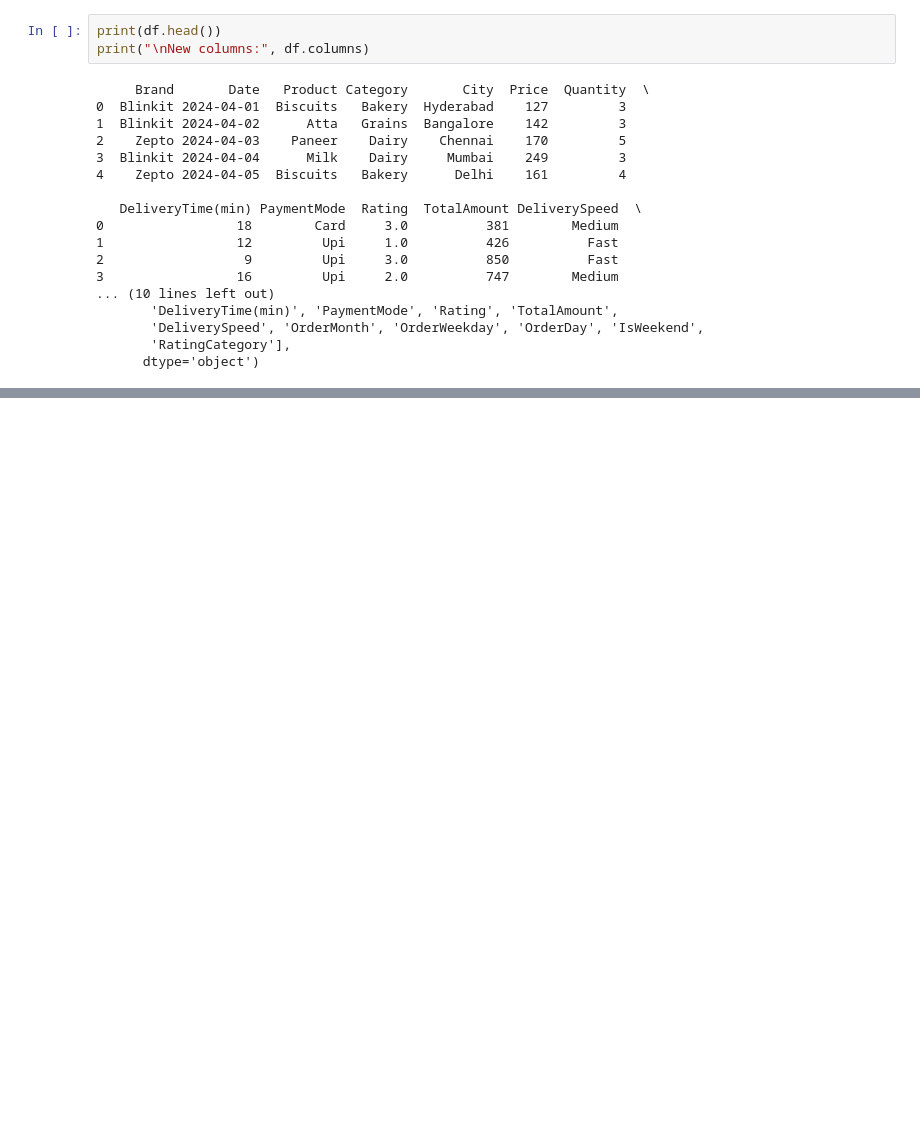
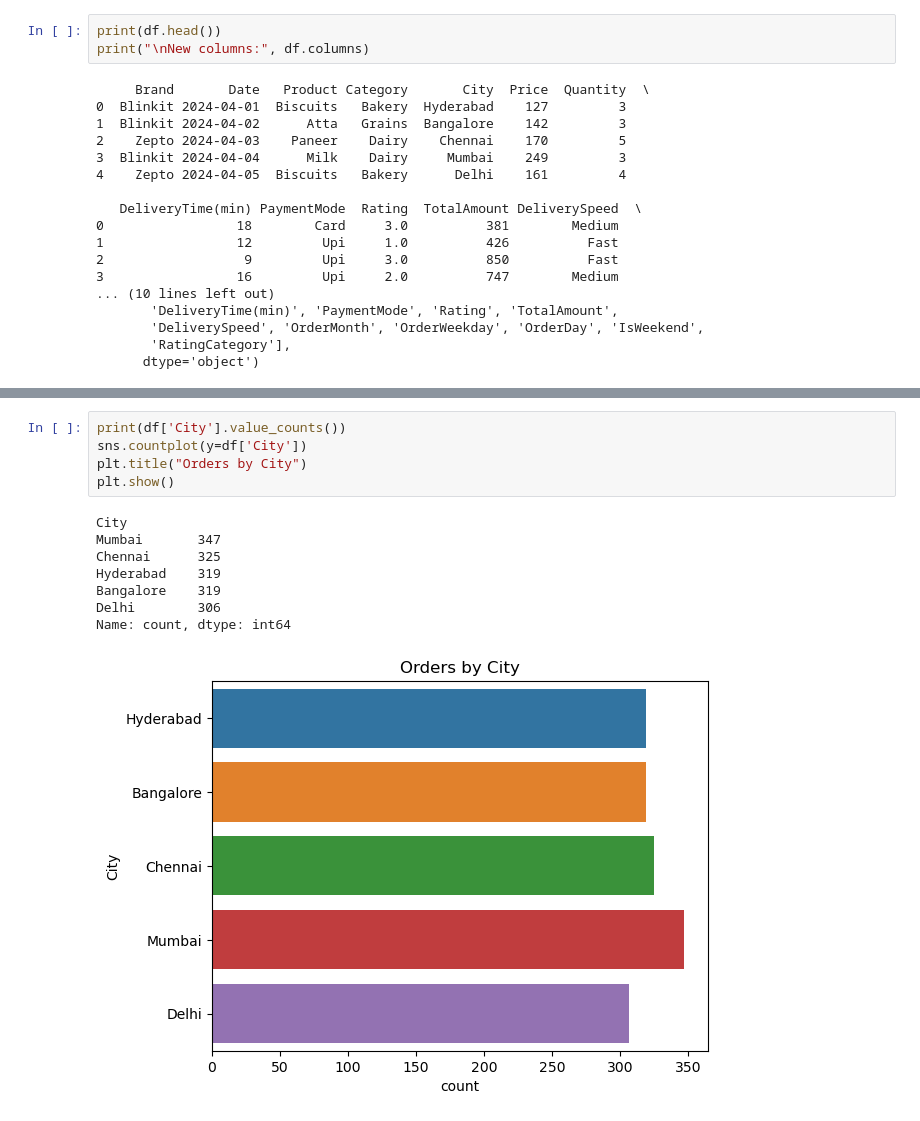
Before and after one commit to palak-verma-0309/Zepto_blinkit-data-analysis, a Jupyter notebook: analysis.ipynb, the cells around one changed output, grey strips where cells are left out. Drawn from its saved outputs; the diff is of its cells as text; blank space fills up the shorter version.

```diff
--- a/analysis.ipynb
+++ b/analysis.ipynb
@@ -125,0 +141,14 @@ print("\nNew columns:", df.columns)
+# %%
+print(df['City'].value_counts())
+sns.countplot(y=df['City'])
+plt.title("Orders by City")
+plt.show()
+# %% [output]
+City
+Mumbai       347
+Chennai      325
+Hyderabad    319
+Bangalore    319
+Delhi        306
+Name: count, dtype: int64
+[figure, added]
```
Also changed, not shown: parts of 6 cells of this notebook.
